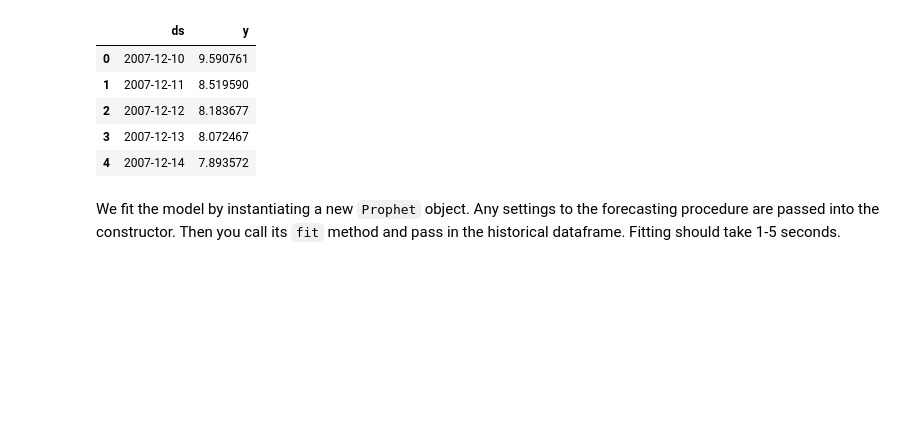
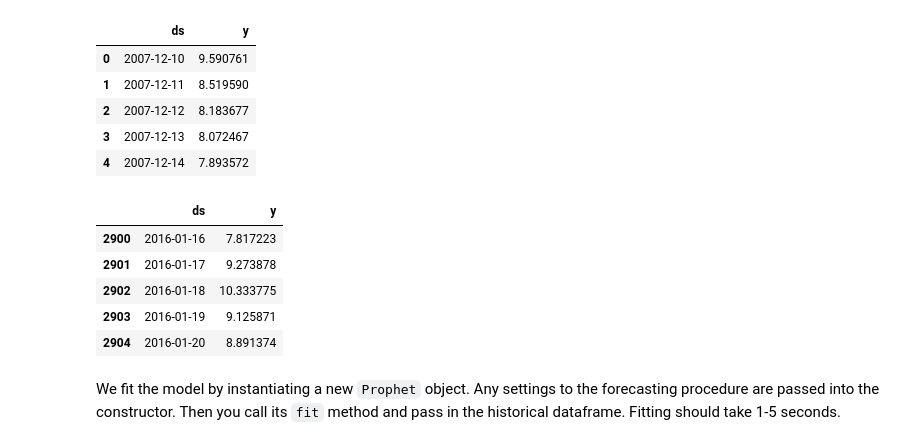
Before and after one commit to thimotyb/prophet, a Jupyter notebook: notebooks/quick_start.ipynb, the cells around one changed output. Saved outputs shown, nothing was run; the diff lists cells and outputs as text; code cells hidden in the pictures; blank space fills up the shorter version.

```diff
--- a/notebooks/quick_start.ipynb
+++ b/notebooks/quick_start.ipynb
@@ -28,6 +28,15 @@ df.head()
 | 2 | 2007-12-12 | 8.183677 |
 | 3 | 2007-12-13 | 8.072467 |
 | 4 | 2007-12-14 | 7.893572 |
+# %%
+df.tail()
+# %% [output]
+|  | ds | y |
+| 2900 | 2016-01-16 | 7.817223 |
+| 2901 | 2016-01-17 | 9.273878 |
+| 2902 | 2016-01-18 | 10.333775 |
+| 2903 | 2016-01-19 | 9.125871 |
+| 2904 | 2016-01-20 | 8.891374 |
 # %% [markdown]
 We fit the model by instantiating a new `Prophet` object.  Any settings to the forecasting procedure are passed into the constructor.  Then you call its `fit` method and pass in the historical dataframe. Fitting should take 1-5 seconds.
 # %%
```
Also changed, not shown: parts of 22 cells of this notebook.
